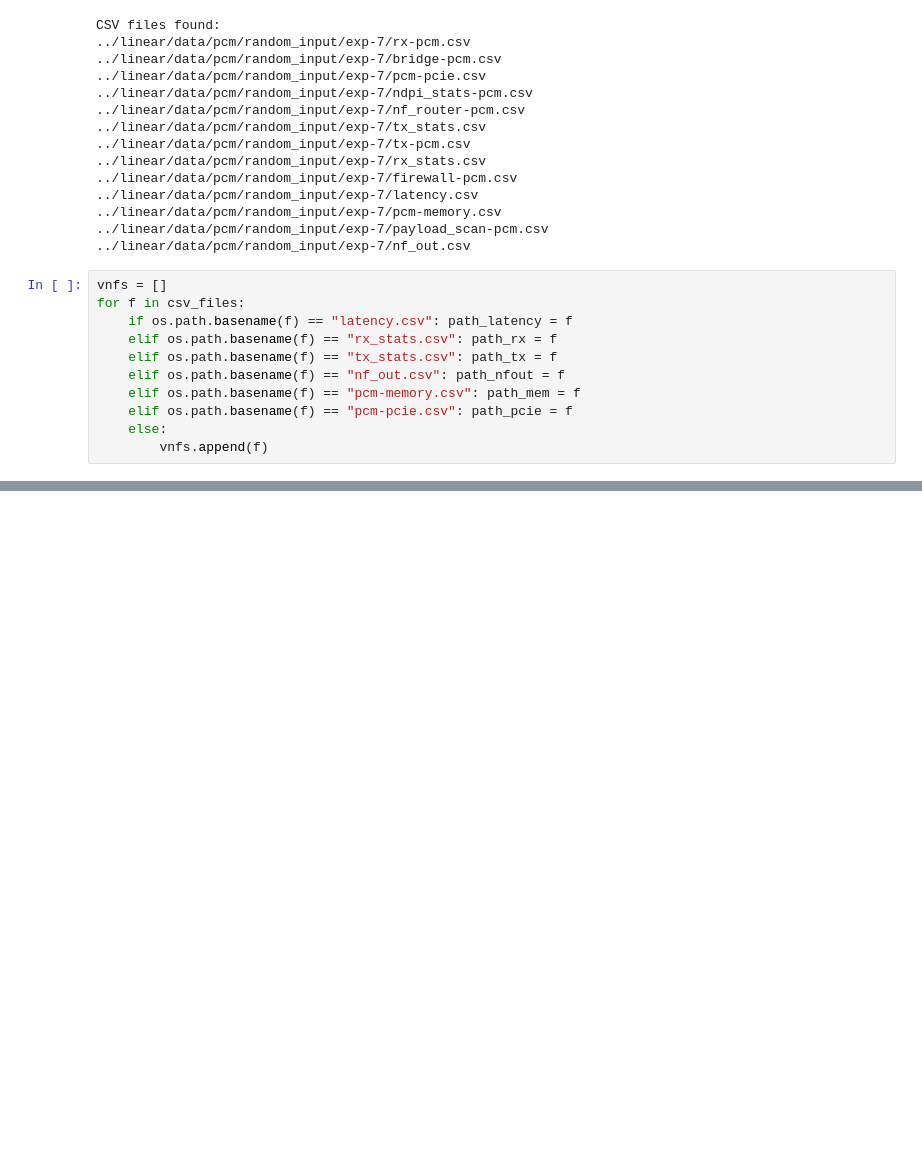
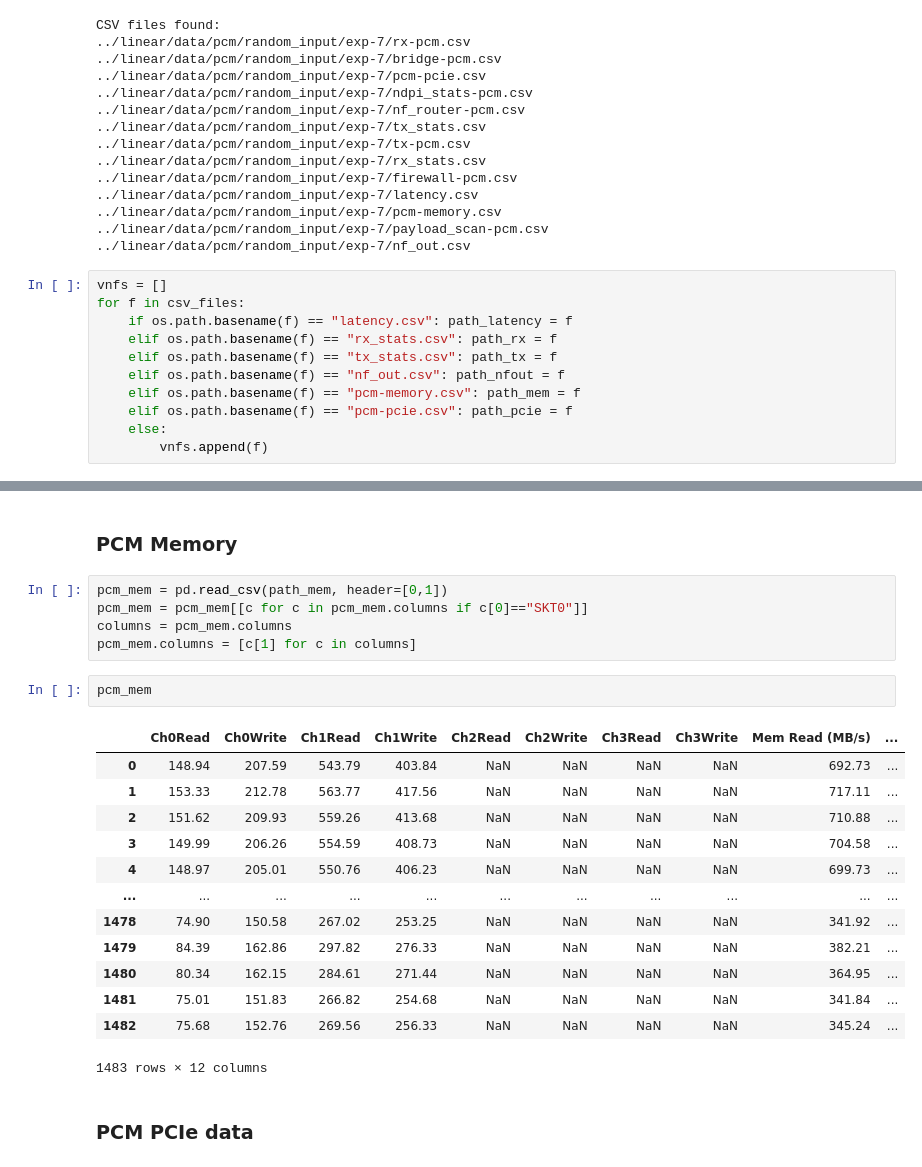
Before and after one commit to evesiphus/onvm, a Jupyter notebook: notebooks/data_preprocessing_pcm.ipynb, the cells around one changed output, grey strips where cells are left out. Saved outputs shown, nothing was run; the diff lists cells and outputs as text; blank space fills up the shorter version.

```diff
--- a/notebooks/data_preprocessing_pcm.ipynb
+++ b/notebooks/data_preprocessing_pcm.ipynb
@@ -161,0 +151,25 @@ bridge_INSTnom%
+# %% [markdown]
+### PCM Memory
+# %%
+pcm_mem = pd.read_csv(path_mem, header=[0,1])
+pcm_mem = pcm_mem[[c for c in pcm_mem.columns if c[0]=="SKT0"]]
+columns = pcm_mem.columns
+pcm_mem.columns = [c[1] for c in columns]
+# %%
+pcm_mem
+# %% [output]
+|  | Ch0Read | Ch0Write | Ch1Read | Ch1Write | Ch2Read | Ch2Write | Ch3Read | Ch3Write | Mem Read (MB/s) | ... |
+| 0 | 148.94 | 207.59 | 543.79 | 403.84 | NaN | NaN | NaN | NaN | 692.73 | ... |
+| 1 | 153.33 | 212.78 | 563.77 | 417.56 | NaN | NaN | NaN | NaN | 717.11 | ... |
+| 2 | 151.62 | 209.93 | 559.26 | 413.68 | NaN | NaN | NaN | NaN | 710.88 | ... |
+| 3 | 149.99 | 206.26 | 554.59 | 408.73 | NaN | NaN | NaN | NaN | 704.58 | ... |
+| 4 | 148.97 | 205.01 | 550.76 | 406.23 | NaN | NaN | NaN | NaN | 699.73 | ... |
+| ... | ... | ... | ... | ... | ... | ... | ... | ... | ... | ... |
+| 1478 | 74.90 | 150.58 | 267.02 | 253.25 | NaN | NaN | NaN | NaN | 341.92 | ... |
+| 1479 | 84.39 | 162.86 | 297.82 | 276.33 | NaN | NaN | NaN | NaN | 382.21 | ... |
+| 1480 | 80.34 | 162.15 | 284.61 | 271.44 | NaN | NaN | NaN | NaN | 364.95 | ... |
+| 1481 | 75.01 | 151.83 | 266.82 | 254.68 | NaN | NaN | NaN | NaN | 341.84 | ... |
+| 1482 | 75.68 | 152.76 | 269.56 | 256.33 | NaN | NaN | NaN | NaN | 345.24 | ... |
+1483 rows × 12 columns
+# %% [markdown]
+### PCM PCIe data
```
Also changed, not shown: parts of 14 cells of this notebook, 1 other file.
